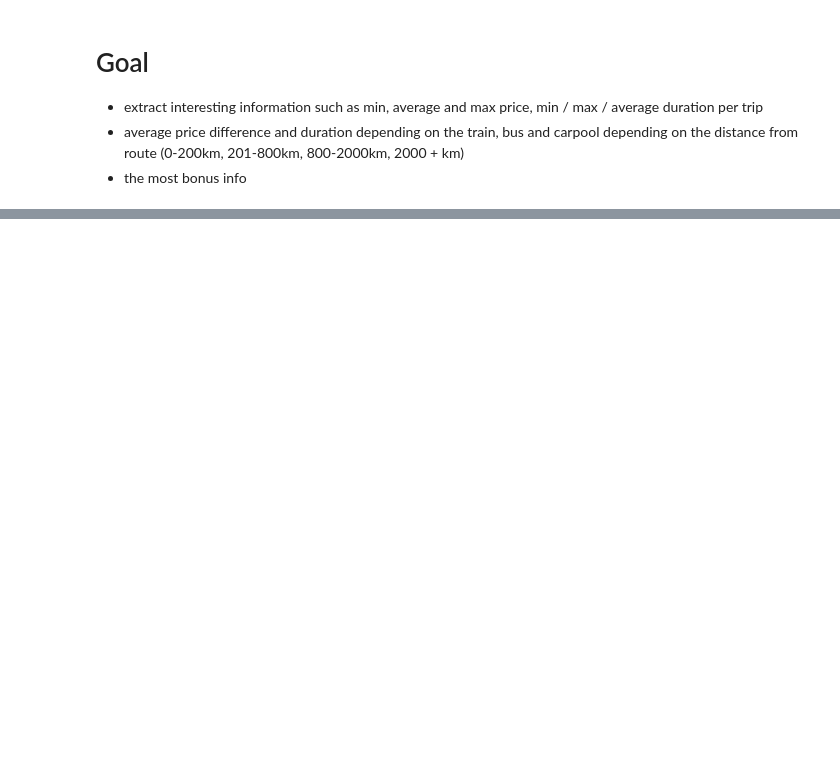
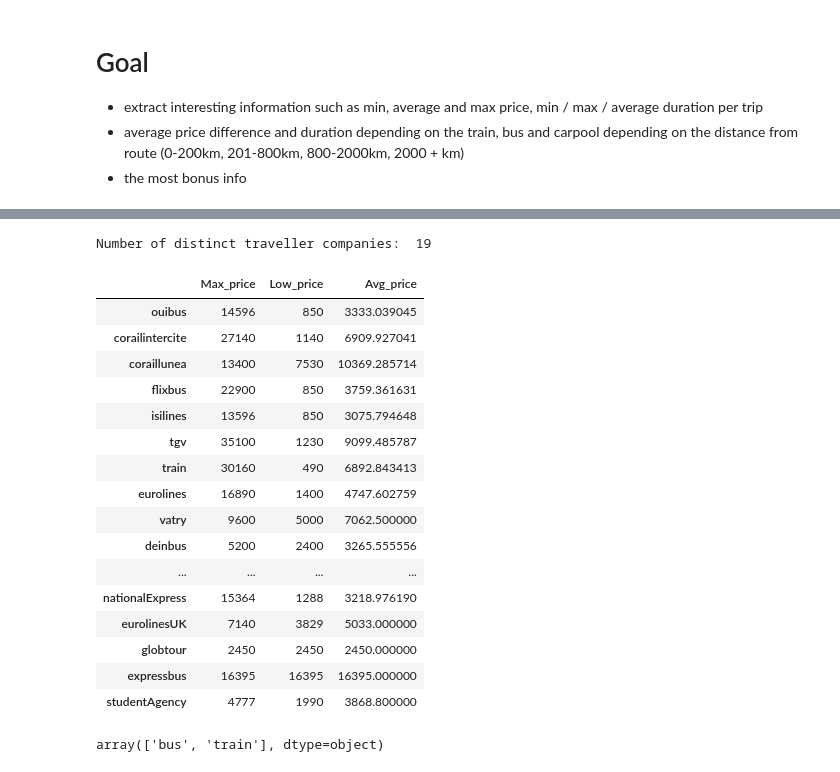
Before and after one commit to Pramod-Kumar808/EDA, a Jupyter notebook: EDA.ipynb, the cells around one changed output, grey strips where cells are left out. Drawn from its saved outputs; the diff is of its cells as text; code cells hidden in the pictures; blank space fills up the shorter version.

```diff
--- a/EDA.ipynb
+++ b/EDA.ipynb
@@ -110,0 +125,3 @@ new_df.to_csv("Data/data.csv")
+# %%
+df = pd.read_csv("Data/data.csv")
+df.tail(5)
@@ -110,0 +135,42 @@ new_df.to_csv("Data/data.csv")
+# %%
+transport = df.groupby(by="transport_name").nunique(dropna = True)
+print("Number of distinct traveller companies: ", transport.shape[0])
+# %% [output]
+Number of distinct traveller companies:  19
+# %%
+col_list = df["transport_name"].unique()
+
+dicti = {}
+for x in col_list:
+    temp_data = df[df["transport_name"] == x]
+    temp_data = temp_data["price_in_cents"].sort_values(ascending = False)
+    df_max = temp_data.max()
+    df_min = temp_data.min()
+    df_avg = temp_data.mean()
+    list_1 = [df_max,df_min,df_avg]
+    dicti[x] = list_1
+# %%
+pd.DataFrame.from_dict(dicti, orient='index',columns=['Max_price', 'Low_price', 'Avg_price'])
+# %% [output]
+|  | Max_price | Low_price | Avg_price |
+| ouibus | 14596 | 850 | 3333.039045 |
+| corailintercite | 27140 | 1140 | 6909.927041 |
+| coraillunea | 13400 | 7530 | 10369.285714 |
+| flixbus | 22900 | 850 | 3759.361631 |
+| isilines | 13596 | 850 | 3075.794648 |
+| tgv | 35100 | 1230 | 9099.485787 |
+| train | 30160 | 490 | 6892.843413 |
+| eurolines | 16890 | 1400 | 4747.602759 |
+| vatry | 9600 | 5000 | 7062.500000 |
+| deinbus | 5200 | 2400 | 3265.555556 |
+| ... | ... | ... | ... |
+| nationalExpress | 15364 | 1288 | 3218.976190 |
+| eurolinesUK | 7140 | 3829 | 5033.000000 |
+| globtour | 2450 | 2450 | 2450.000000 |
+| expressbus | 16395 | 16395 | 16395.000000 |
+| studentAgency | 4777 | 1990 | 3868.800000 |
+# %%
+cols_list_type = df["type"].unique()
+cols_list_type
+# %% [output]
+array(['bus', 'train'], dtype=object)
```
Also changed, not shown: parts of 9 cells of this notebook, 1 other file.
